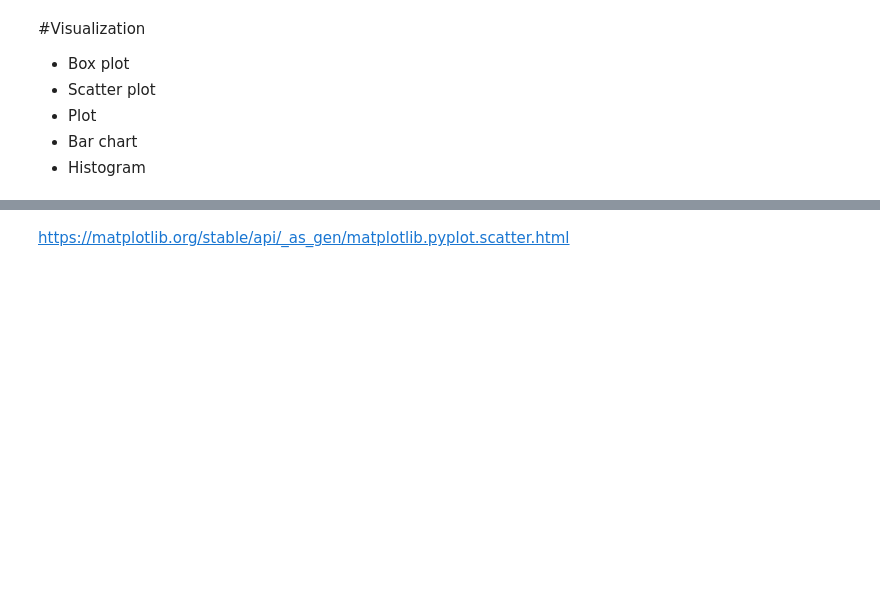
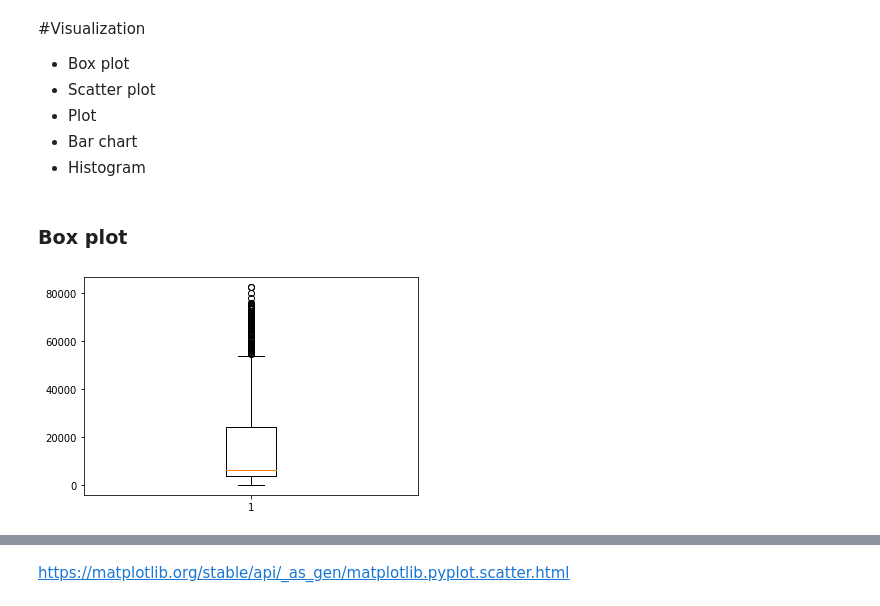
Before and after one commit to Wikanda-Hongboonmee/DWDM21, a Jupyter notebook: Data_Visualization.ipynb, the cells around one changed output, grey strips where cells are left out. Saved outputs shown, nothing was run; the diff lists cells and outputs as text; code cells hidden in the pictures; blank space fills up the shorter version.

```diff
--- a/Data_Visualization.ipynb
+++ b/Data_Visualization.ipynb
@@ -55,3 +55,9 @@ data
 *   Histogram
 # %%
 from matplotlib import pyplot as plt
+# %% [markdown]
+### Box plot
+# %%
+data_dict = plt.boxplot(data['Total Testing'])
+# %% [output]
+[figure, added]
```
Also changed, not shown: parts of 28 cells of this notebook.
